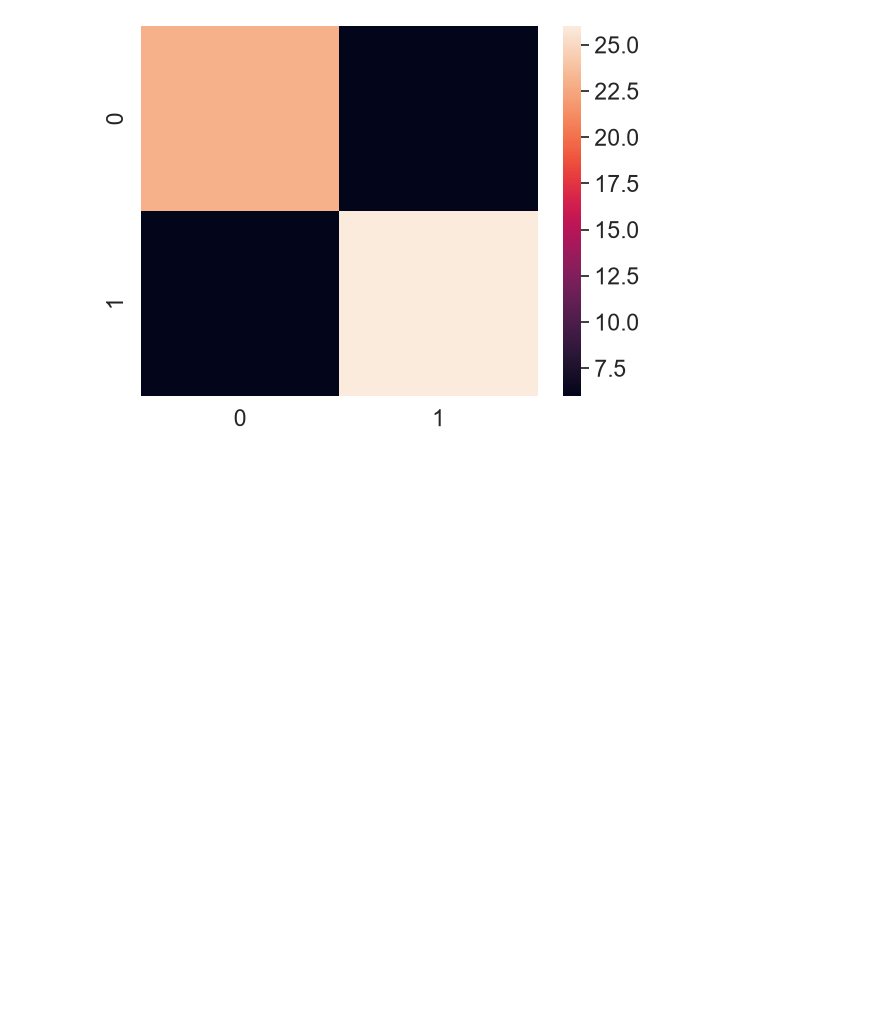
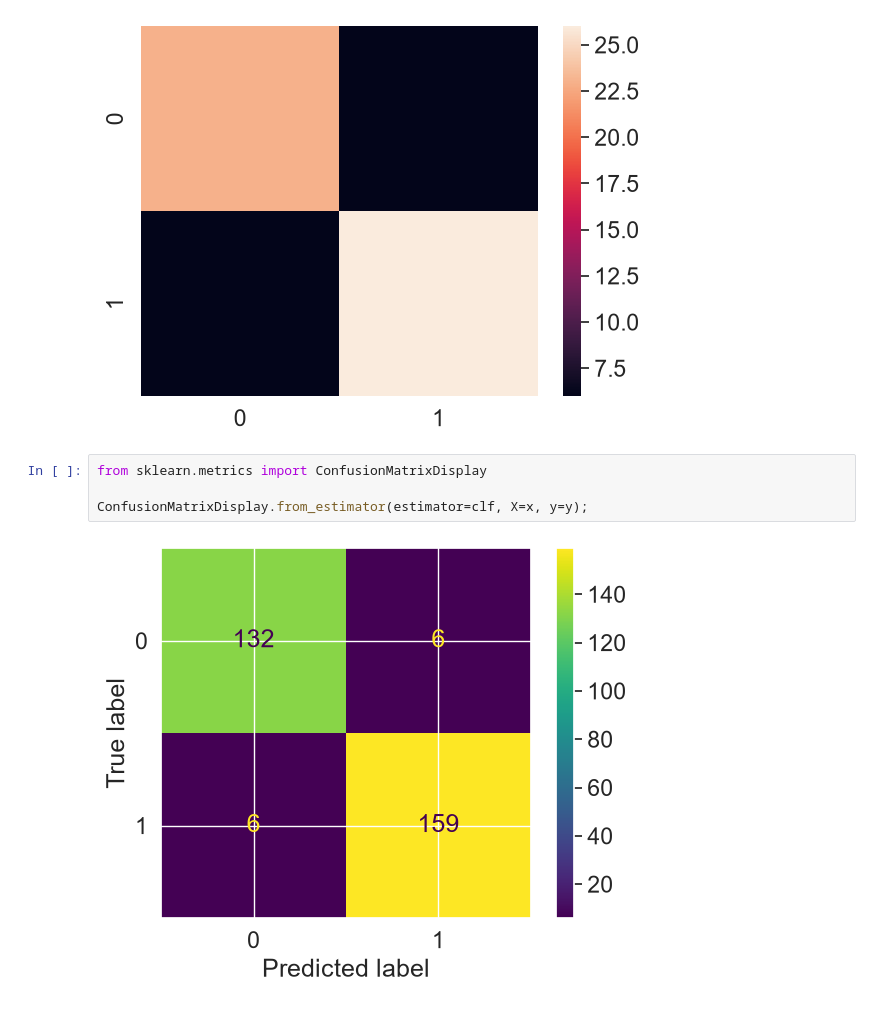
Before and after one commit to ayinde-xyz/ml-learn, a Jupyter notebook: sklearn_learn.ipynb, the cells around one changed output. Saved outputs shown, nothing was run; the diff lists cells and outputs as text; blank space fills up the shorter version.

```diff
--- a/sklearn_learn.ipynb
+++ b/sklearn_learn.ipynb
@@ -1117,3 +1117,9 @@ conf_mat = confusion_matrix(y_test, y_preds)
 sns.heatmap(conf_mat);
 # %% [output]
 [figure]
+# %%
+from sklearn.metrics import ConfusionMatrixDisplay
+
+ConfusionMatrixDisplay.from_estimator(estimator=clf, X=x, y=y);
+# %% [output]
+[figure, added]
```
Also changed, not shown: parts of 1 cell of this notebook.
